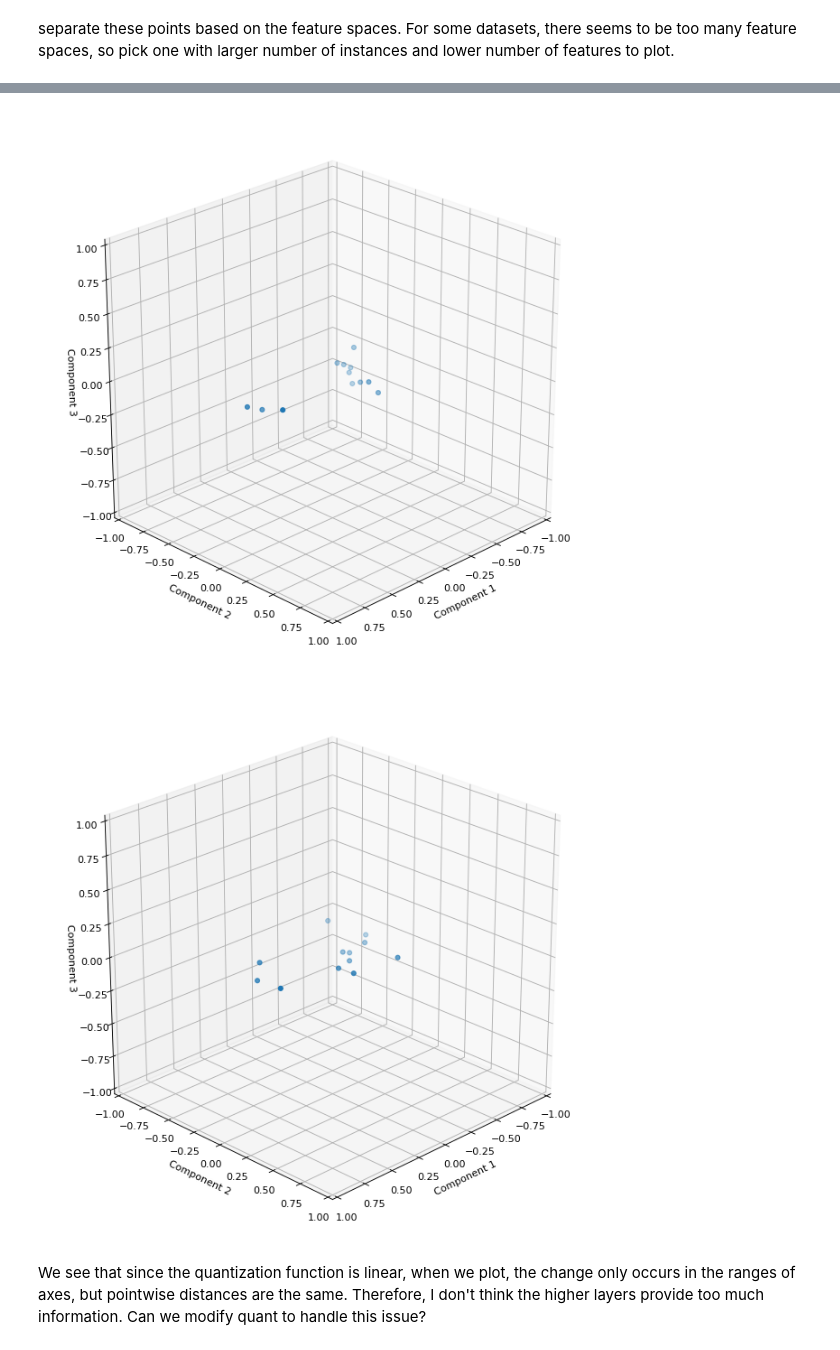
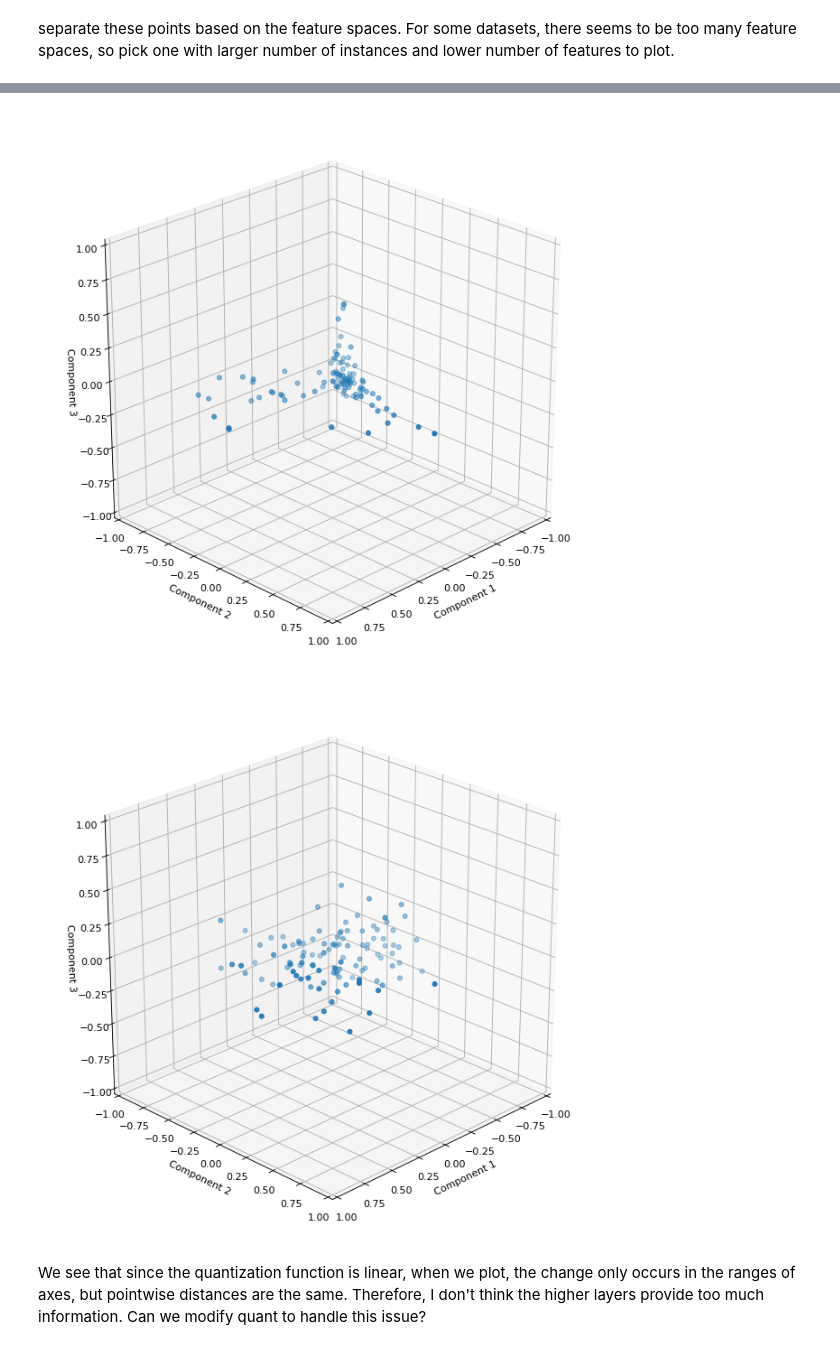
Before and after one commit to CopperWasp/PredictiveCoding, a Jupyter notebook: OnlinePredictiveCoding/quantization_visualization.ipynb, the cells around one changed output, grey strips where cells are left out. Drawn from its saved outputs; the diff is of its cells as text; code cells hidden in the pictures.

```diff
--- a/OnlinePredictiveCoding/quantization_visualization.ipynb
+++ b/OnlinePredictiveCoding/quantization_visualization.ipynb
@@ -42,7 +42,7 @@ for i in range(len(qts[0])):
 
 spaces = list(split.keys())
 # %%
-space_idx = 6
+space_idx = 1
 import matplotlib.pyplot as plt
 from mpl_toolkits.mplot3d import Axes3D
 
@@ -71,5 +71,5 @@ for i in range(len(qts)):
-[figure, old version]
+[figure, new version]
-[figure, old version]
+[figure, new version]
 # %% [markdown]
 We see that since the quantization function is linear, when we plot, the change only occurs in the ranges of axes, but pointwise distances are the same. Therefore, I don't think the higher layers provide too much information. Can we modify quant to handle this issue?
 # %%
```
Also changed, not shown: parts of 2 cells of this notebook, 1 other file.
